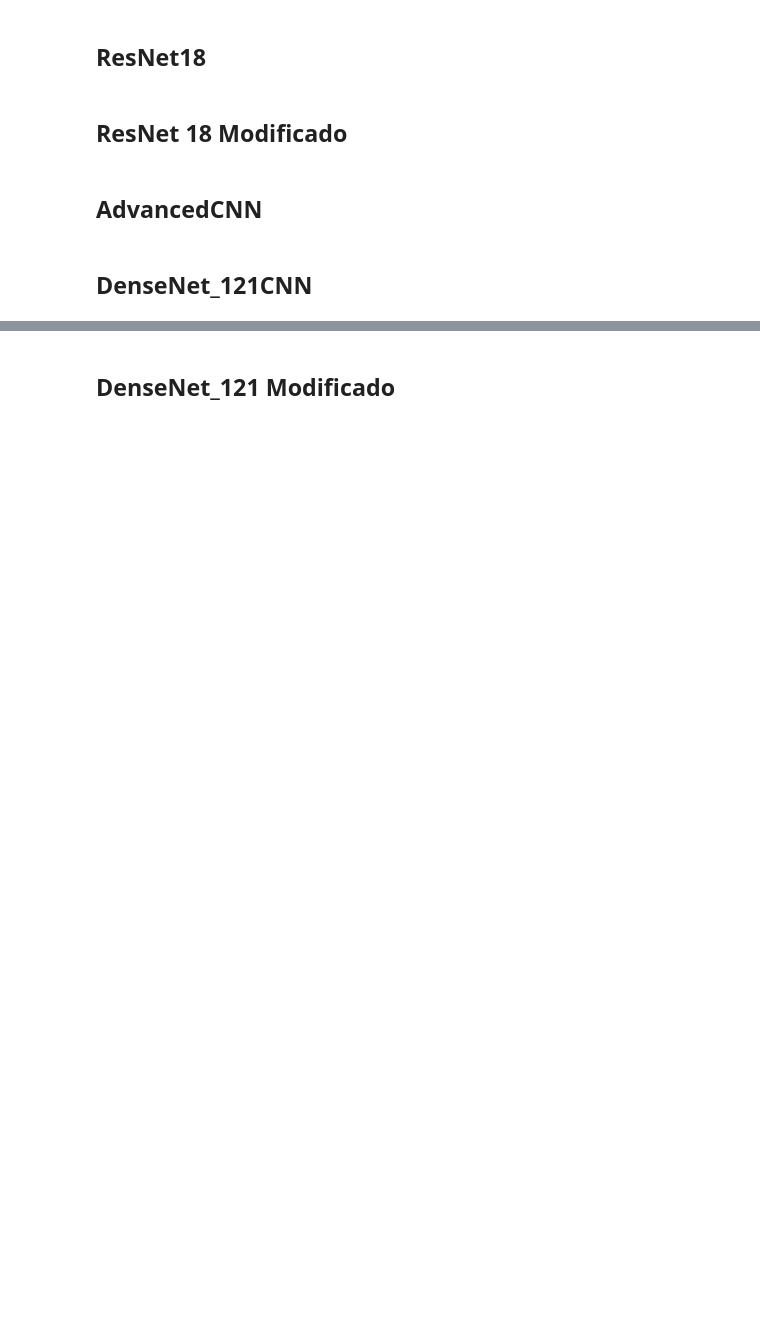
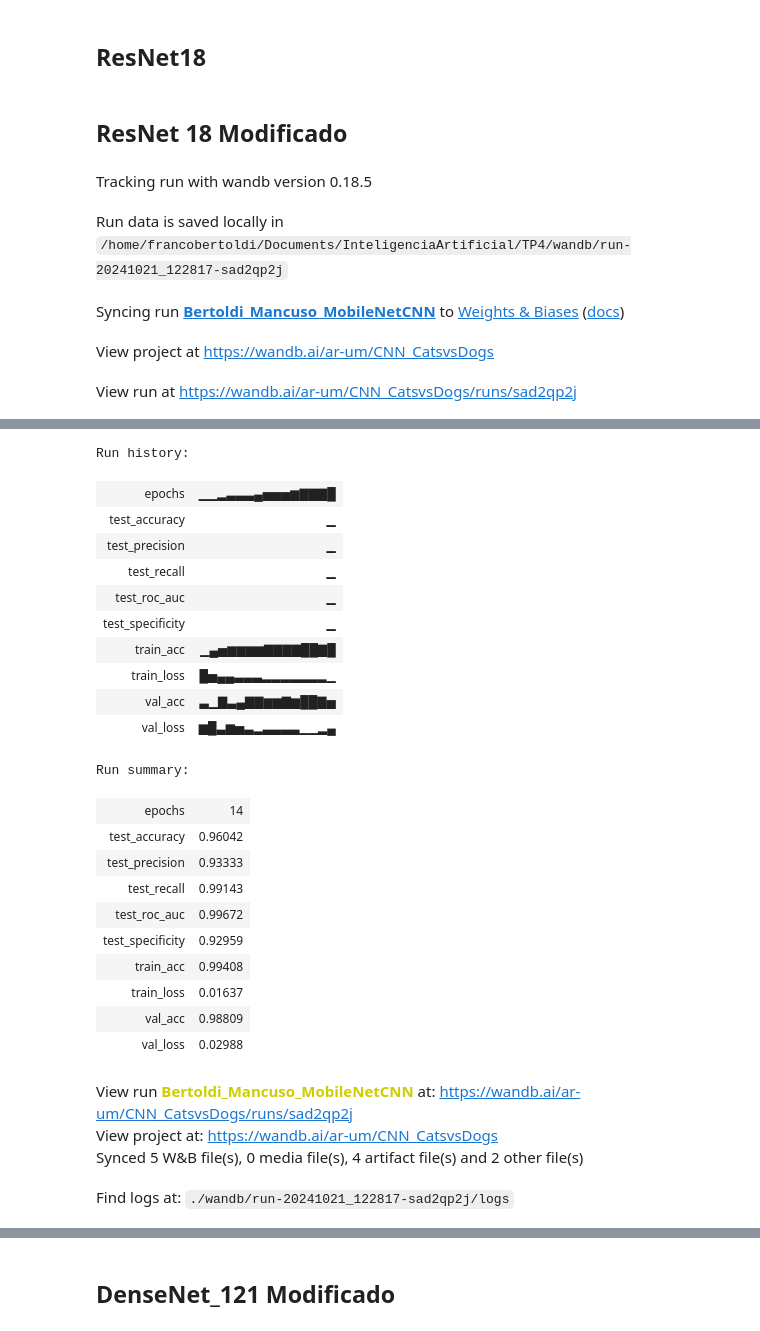
Before and after one commit to FrancoBertoldiMariglio/InteligenciaArtificial, a Jupyter notebook: TP4/TP4jupyter.ipynb, the cells around one changed output, grey strips where cells are left out. Cells and saved outputs as stored; diff of their text form; code cells hidden in the pictures; blank space fills up the shorter version.

```diff
--- a/TP4/TP4jupyter.ipynb
+++ b/TP4/TP4jupyter.ipynb
@@ -188,6 +186,13 @@ model = SimpleCNN()
 
 criterion = nn.BCELoss()
 
+exp_config['criterion'] = 'BCELoss'
+
 optimizer = optim.Adam(model.parameters(), lr=0.001)
 
-run(exp_config, train_dataloader, val_dataloader, test_dataloader, model, criterion, optimizer)
+exp_config['optimizer'] = 'Adam'
+exp_config['learning_rate'] = 0.001
+
+model_name = 'SimpleCNN'
+
+run(exp_config, train_dataloader, val_dataloader, test_dataloader, model, criterion, optimizer, model_name)
@@ -231,9 +206,16 @@ model = ResNet18()
 
 criterion = nn.BCELoss()
 
+exp_config['criterion'] = 'BCELoss'
+
 optimizer = optim.Adam(model.parameters(), lr=0.001)
 
-run(exp_config, train_dataloader, val_dataloader, test_dataloader, model, criterion, optimizer)
+exp_config['optimizer'] = 'Adam'
+exp_config['learning_rate'] = 0.001
+
+model_name = 'ResNet18'
+
+run(exp_config, train_dataloader, val_dataloader, test_dataloader, model, criterion, optimizer, model_name)
 # %% [markdown]
 ## ResNet 18 Modificado
 # %%
@@ -244,8 +226,14 @@ model = ResNet18()
 
 criterion = nn.BCELoss()
 
+exp_config['criterion'] = 'BCELoss'
+
 optimizer = optim.AdamW(model.parameters(), lr=0.001, weight_decay=0.01)
 
-run(exp_config, train_dataloader, val_dataloader, test_dataloader, model, criterion, optimizer)
+exp_config['optimizer'] = 'AdamW'
+exp_config['learning_rate'] = 0.001
+exp_config['weight_decay'] = 0.01
+
+model_name = 'ResNet18Modificado'
+
+run(exp_config, train_dataloader, val_dataloader, test_dataloader, model, criterion, optimizer, model_name)
-# %% [markdown]
-## AdvancedCNN
@@ -263,13 +240,24 @@ run(exp_config, train_dataloader, val_dataloader, test_dataloader, model, criter
-# %% [markdown]
-## DenseNet_121CNN
 # %%
 from torch import nn
 from torch import optim
 
-model = DenseNet_121CNN()
+model = MobileNetCNN()
 
 criterion = nn.BCELoss()
 
+exp_config['criterion'] = 'BCELoss'
+
 optimizer = optim.Adam(model.parameters(), lr=0.001)
 
-run(exp_config, train_dataloader, val_dataloader, test_dataloader, model, criterion, optimizer)
+exp_config['optimizer'] = 'Adam'
+exp_config['learning_rate'] = 0.001
+
+model_name = 'MobileNetCNN'
+
+run(exp_config, train_dataloader, val_dataloader, test_dataloader, model, criterion, optimizer, model_name)
+# %% [output]
+Tracking run with wandb version 0.18.5
+Run data is saved locally in /home/francobertoldi/Documents/InteligenciaArtificial/TP4/wandb/run-20241021_122817-sad2qp2j
+Syncing run Bertoldi_Mancuso_MobileNetCNN to Weights & Biases (docs)
+View project at https://wandb.ai/ar-um/CNN_CatsvsDogs
+View run at https://wandb.ai/ar-um/CNN_CatsvsDogs/runs/sad2qp2j
@@ -275,0 +281,26 @@ run(exp_config, train_dataloader, val_dataloader, test_dataloader, model, criter
+Run history:
+| epochs | ▁▁▂▃▃▃▄▅▅▅▆▇▇▇█ |
+| test_accuracy | ▁ |
+| test_precision | ▁ |
+| test_recall | ▁ |
+| test_roc_auc | ▁ |
+| test_specificity | ▁ |
+| train_acc | ▁▄▅▆▆▆▆▇▇▇▇██▇█ |
+| train_loss | █▅▄▄▃▃▃▂▂▂▂▂▂▂▁ |
+| val_acc | ▃▁▇▃▄▇▇▆▆▇▆██▇▅ |
+| val_loss | ▆█▃▆▅▃▂▃▃▃▃▁▁▂▄ |
+Run summary:
+| epochs | 14 |
+| test_accuracy | 0.96042 |
+| test_precision | 0.93333 |
+| test_recall | 0.99143 |
+| test_roc_auc | 0.99672 |
+| test_specificity | 0.92959 |
+| train_acc | 0.99408 |
+| train_loss | 0.01637 |
+| val_acc | 0.98809 |
+| val_loss | 0.02988 |
+View run Bertoldi_Mancuso_MobileNetCNN at: https://wandb.ai/ar-um/CNN_CatsvsDogs/runs/sad2qp2j
+View project at: https://wandb.ai/ar-um/CNN_CatsvsDogs
+Synced 5 W&B file(s), 0 media file(s), 4 artifact file(s) and 2 other file(s)
+Find logs at: ./wandb/run-20241021_122817-sad2qp2j/logs
```
Also changed, not shown: parts of 9 cells of this notebook, 9 other files.
